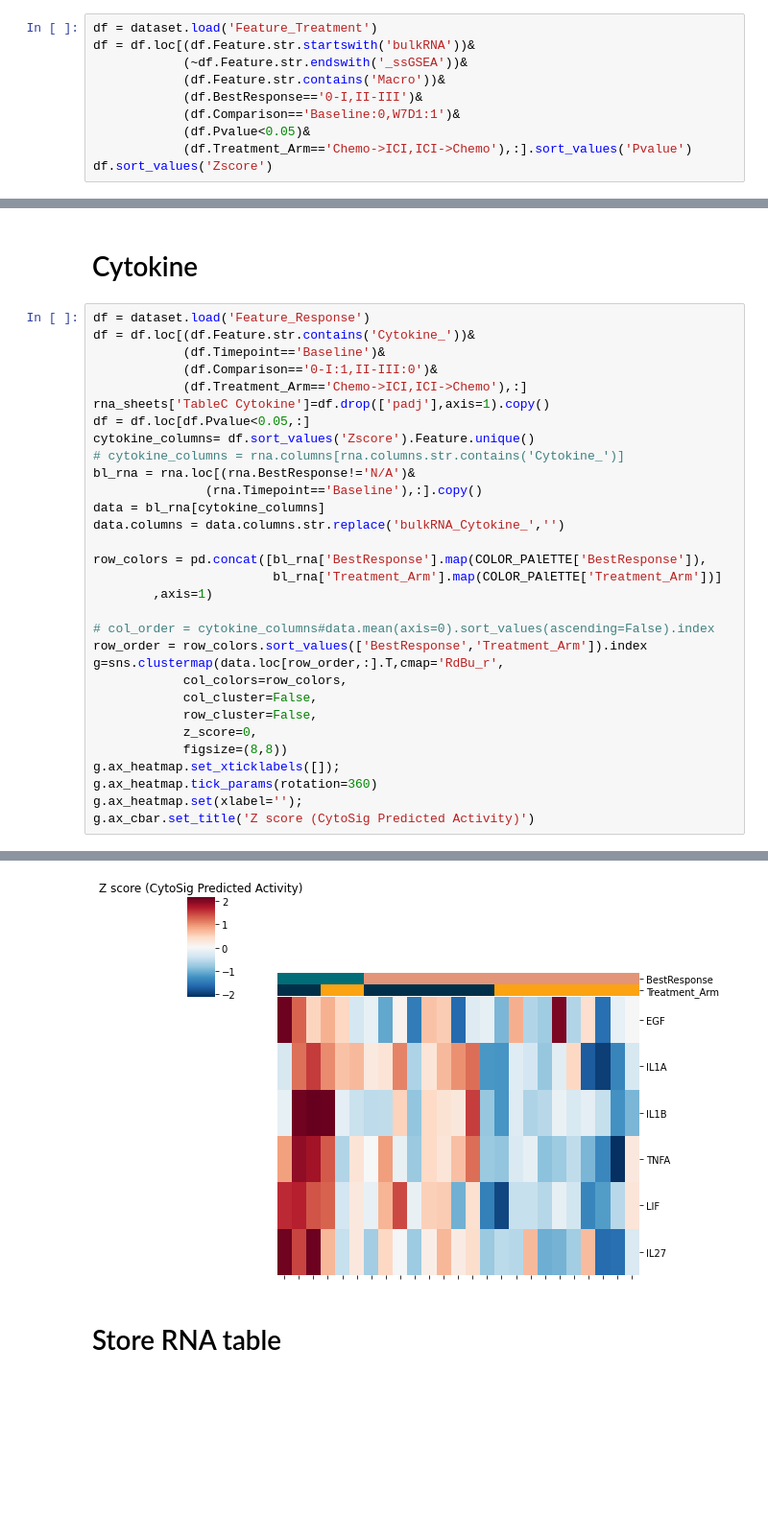
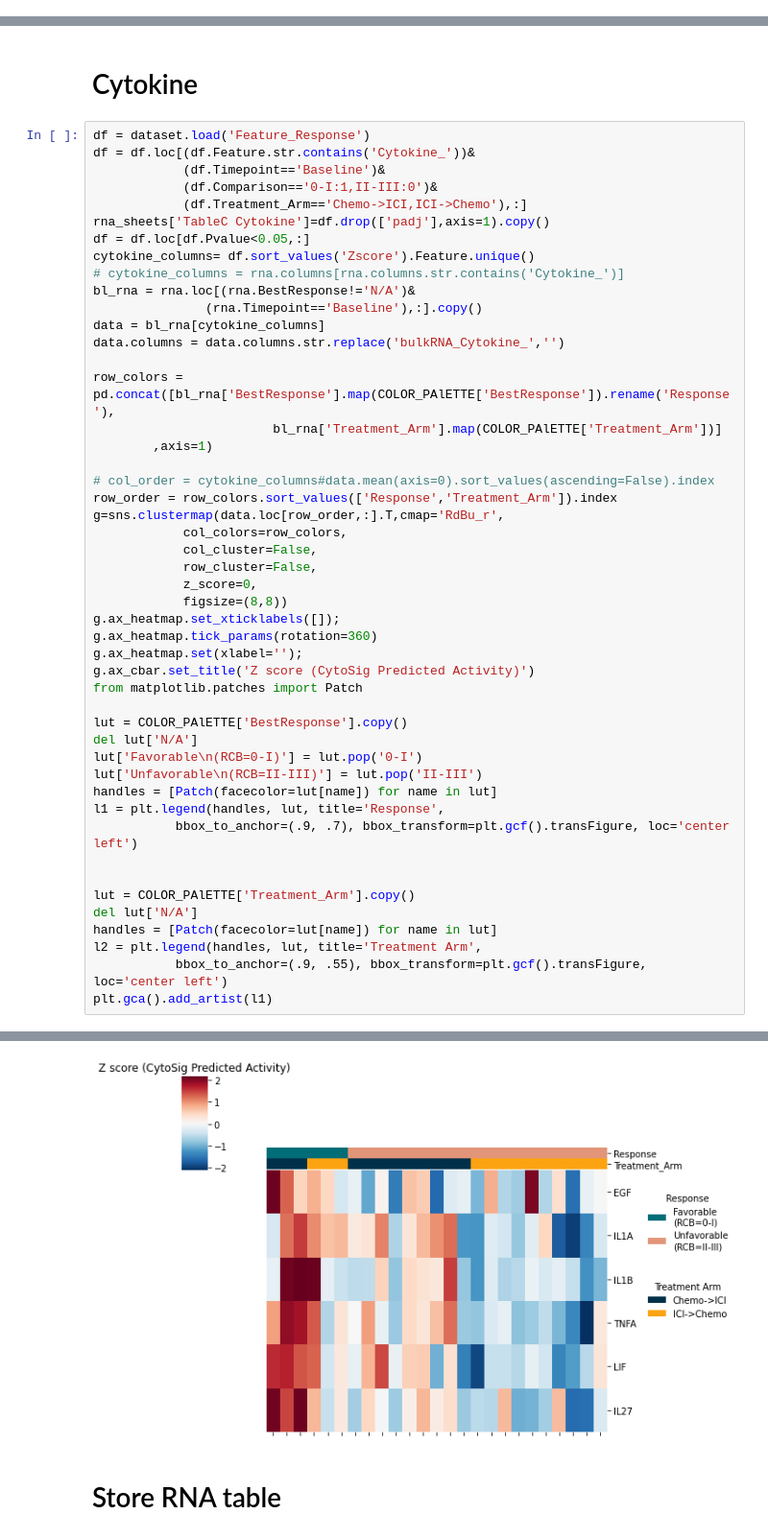
Before and after one commit to jingxinfu/primary_hr_brca_io_treated_genomic_analysis, a Jupyter notebook: notebooks/2_Transcriptomic_landscape of the trial population.ipynb, the cells around one changed output, grey strips where cells are left out. Shown at 96% size. Drawn from its saved outputs; the diff is of its cells as text; blank space fills up the shorter version.

```diff
--- a/notebooks/2_Transcriptomic_landscape of the trial population.ipynb
+++ b/notebooks/2_Transcriptomic_landscape of the trial population.ipynb
@@ -600,13 +602,3 @@ genes = list(set(reduce(lambda x,y: x+y, sub_df.loc[(sub_df[y].isin(overlap_term
 fig=volcanoPlot(test_df,logfc='log2FC',pvalue='pvalue',label='Gene',label_list=genes)
 # %% [output]
 [figure]
-# %%
-df = dataset.load('Feature_Treatment')
-df = df.loc[(df.Feature.str.startswith('bulkRNA'))&
-            (~df.Feature.str.endswith('_ssGSEA'))&
-            (df.Feature.str.contains('Macro'))&
-            (df.BestResponse=='0-I,II-III')&
-            (df.Comparison=='Baseline:0,W7D1:1')&
-            (df.Pvalue<0.05)&
-            (df.Treatment_Arm=='Chemo->ICI,ICI->Chemo'),:].sort_values('Pvalue')
-df.sort_values('Zscore')
@@ -860,12 +848,12 @@ bl_rna = rna.loc[(rna.BestResponse!='N/A')&
 data = bl_rna[cytokine_columns]
 data.columns = data.columns.str.replace('bulkRNA_Cytokine_','')
 
-row_colors = pd.concat([bl_rna['BestResponse'].map(COLOR_PAlETTE['BestResponse']),
+row_colors = pd.concat([bl_rna['BestResponse'].map(COLOR_PAlETTE['BestResponse']).rename('Response'),
                         bl_rna['Treatment_Arm'].map(COLOR_PAlETTE['Treatment_Arm'])]
         ,axis=1)
 
 # col_order = cytokine_columns#data.mean(axis=0).sort_values(ascending=False).index
-row_order = row_colors.sort_values(['BestResponse','Treatment_Arm']).index
+row_order = row_colors.sort_values(['Response','Treatment_Arm']).index
 g=sns.clustermap(data.loc[row_order,:].T,cmap='RdBu_r',
             col_colors=row_colors,
             col_cluster=False,
@@ -876,4 +864,21 @@ g.ax_heatmap.set_xticklabels([]);
 g.ax_heatmap.tick_params(rotation=360)
 g.ax_heatmap.set(xlabel='');
 g.ax_cbar.set_title('Z score (CytoSig Predicted Activity)')
+from matplotlib.patches import Patch
+
+lut = COLOR_PAlETTE['BestResponse'].copy()
+del lut['N/A']
+lut['Favorable\n(RCB=0-I)'] = lut.pop('0-I')
+lut['Unfavorable\n(RCB=II-III)'] = lut.pop('II-III')
+handles = [Patch(facecolor=lut[name]) for name in lut]
+l1 = plt.legend(handles, lut, title='Response',
+           bbox_to_anchor=(.9, .7), bbox_transform=plt.gcf().transFigure, loc='center left')
+
+
+lut = COLOR_PAlETTE['Treatment_Arm'].copy()
+del lut['N/A']
+handles = [Patch(facecolor=lut[name]) for name in lut]
+l2 = plt.legend(handles, lut, title='Treatment Arm',
+           bbox_to_anchor=(.9, .55), bbox_transform=plt.gcf().transFigure, loc='center left')
+plt.gca().add_artist(l1)
 # %% [output]
@@ -881,4 +886,4 @@ Text(0.5, 1.0, 'Z score (CytoSig Predicted Activity)')
-[figure, old version]
+[figure, new version]
 # %% [markdown]
 # Store RNA table
 # %%
```
Also changed, not shown: parts of 11 cells of this notebook, 9 other files.
